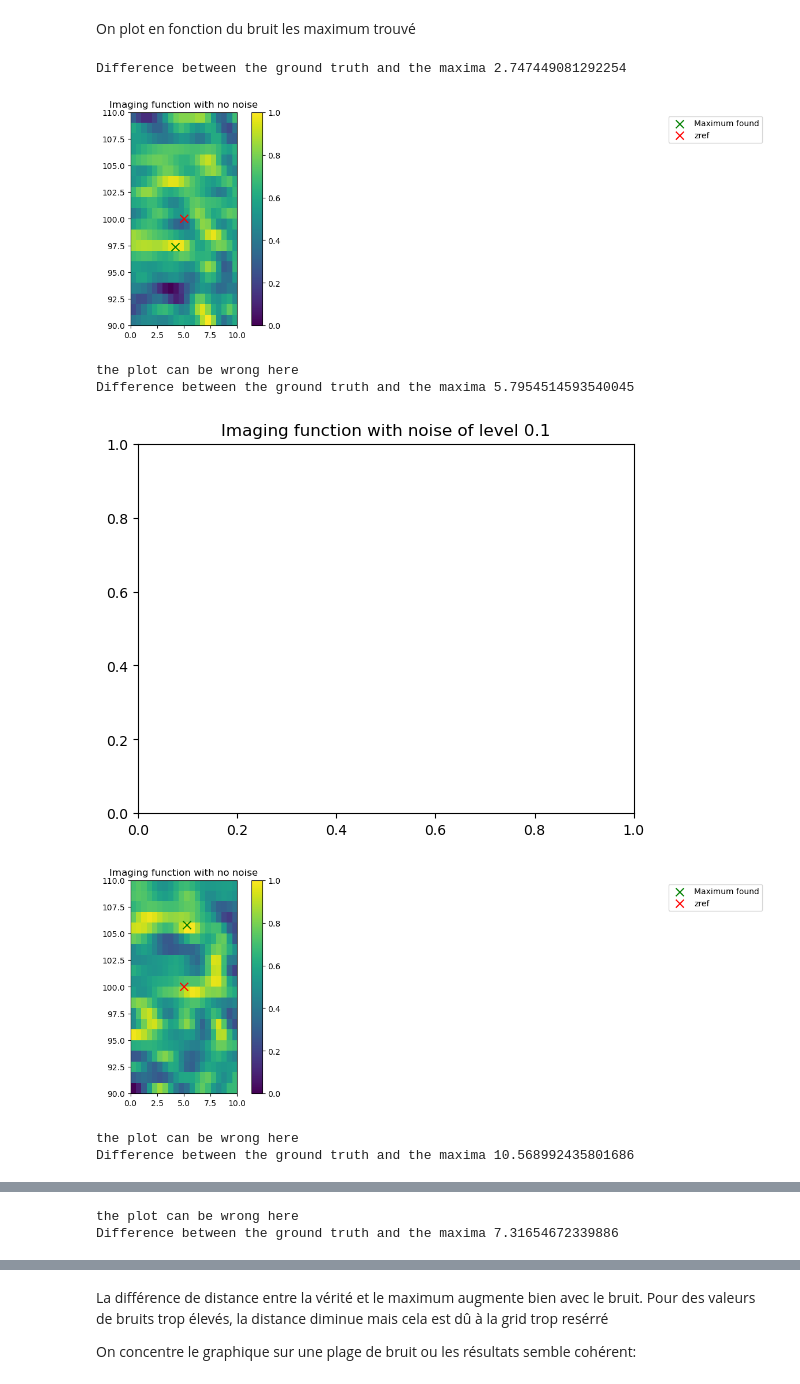
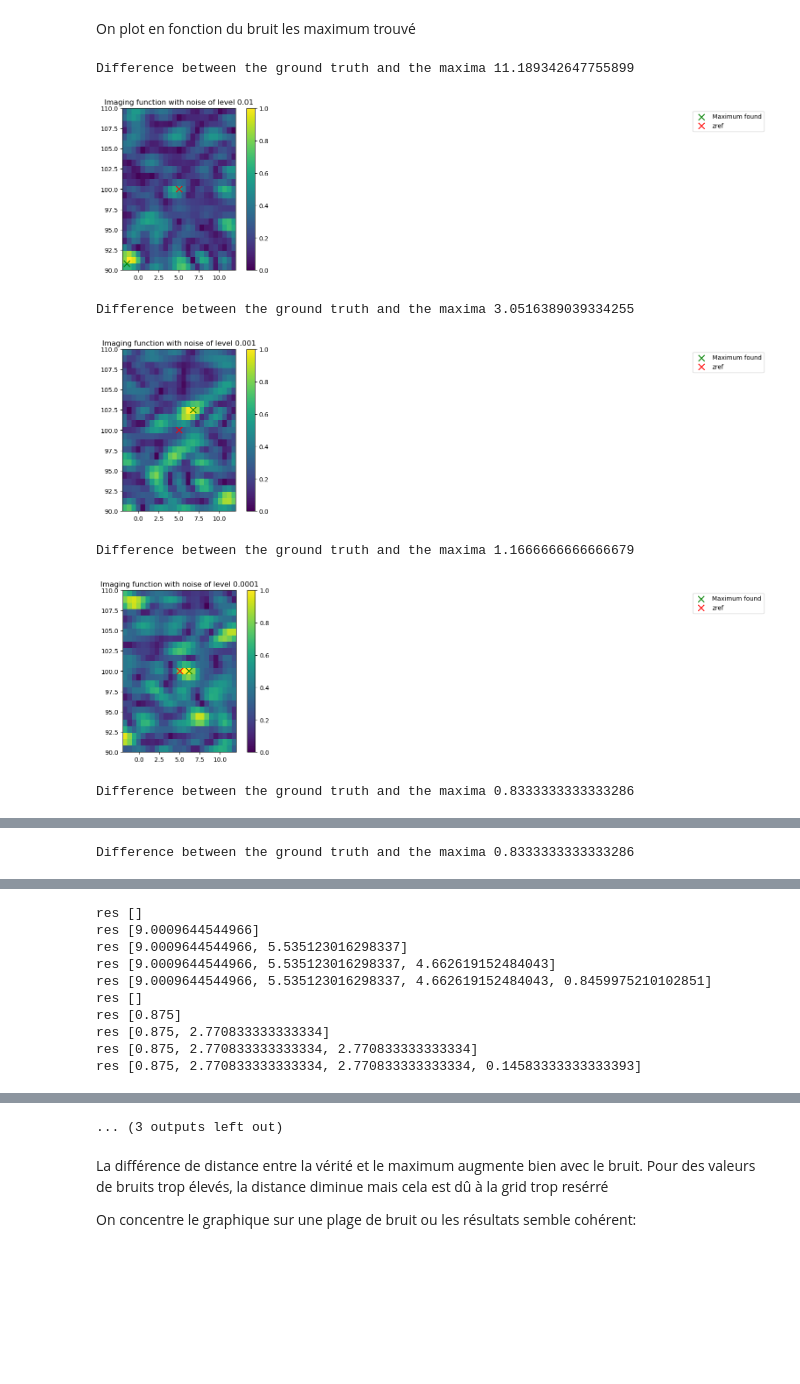
Before and after one commit to gardiens/Inverse_Problem, a Jupyter notebook: clean_versiontorun.ipynb, the cells around one changed output, grey strips where cells are left out. Saved outputs shown, nothing was run; the diff lists cells and outputs as text; code cells hidden in the pictures; blank space fills up the shorter version.

```diff
--- a/clean_versiontorun.ipynb
+++ b/clean_versiontorun.ipynb
@@ -309,10 +320,6 @@ def plot_noise(noise, max_I_coords, zref):
     # plot in log scale
     plt.plot(noise, res)
 
-    plt.plot(
-        noise,
-        res,
-    )
     plt.xlabel("Noise")
 
     plt.xscale("log")
@@ -320,6 +327,37 @@ def plot_noise(noise, max_I_coords, zref):
     plt.title("Difference between the ground truth and the maxima")
     plt.legend()
     return
+
+def plot_noise_xy(noise,max_I_coords,zref):
+    fig = plt.figure()
+    res = []
+    for elem in max_I_coords:
+        print("res", res)
+        res.append(np.linalg.norm(elem[0] - zref[0]))
+    # plot in log scale
+    plt.plot(noise, res)
+    plt.xlabel("Noise")
+
+    plt.xscale("log")
+    plt.ylabel("Difference between the ground truth and the maxima")
+    plt.title("Difference between the ground truth and the maxima along the x axis ")
+    plt.legend()
+    plt.show()
+
+    fig= plt.figure()
+    res = []
+    for elem in max_I_coords:
+        print("res", res)
+        res.append(np.linalg.norm(elem[1] - zref[1]))
+    # plot in log scale
+    plt.plot(noise, res)
+    plt.xlabel("Noise")
+    plt.xscale("log")
+    plt.ylabel("Difference between the ground truth and the maxima")
+    plt.title("Difference between the ground truth and the maxima along the y axis ")
+    plt.legend()
+    plt.show()
+    return
 # %%
 x = np.meshgrid(np.linspace(l_inf_x, l_sup_x, res), np.linspace(l_inf_y, l_sup_y, res))
 import matplotlib.pyplot as plt
@@ -327,7 +365,7 @@ import matplotlib.pyplot as plt
 noisel = [10**-k for k in range(1, 4)]
 
 
-def compute_noise_data(noisel, ntry=10):
+def compute_noise_data(noisel, ntry=4):
     max_I_coordsl = []
 
     for noise in noisel:
@@ -342,12 +380,12 @@ def compute_noise_data(noisel, ntry=10):
                 fband=fband,
                 noise=noise,
             )
-            I_grid = compute_grid(
+            I_grid,max_I_coords = compute_grid(
                 l_inf_x, l_sup_x, l_inf_y, l_sup_y, res, zref, I_fun=I_fun
             )
-            max_I_coords = compute_maxIcoords(I_grid, zref)
 
             max_I_coords_average.append(max_I_coords)
+
             if i == 1:
                 plot_result(
                     I_grid,
@@ -360,22 +398,23 @@ def compute_noise_data(noisel, ntry=10):
         # plot it case
         # average the max_I_coords
         max_I_coordsl.append(max_I_coords)
+
     plot_noise(noisel, max_I_coordsl, zref)
+    plot_noise_xy(noisel,max_I_coordsl,zref)
 # %% [markdown]
 On plot en fonction du bruit les maximum trouvé
 # %%
 x = np.meshgrid(np.linspace(l_inf_x, l_sup_x, res), np.linspace(l_inf_y, l_sup_y, res))
 import matplotlib.pyplot as plt
 
 max_I_coordsl = []
-noisel = [10**-k for k in range(1, 7)]
+noisel = [10**-k for k in range(2, 7)]
 compute_noise_data(noisel)
 # %% [output]
-Difference between the ground truth and the maxima 2.747449081292254
+Difference between the ground truth and the maxima 11.189342647755899
-[figure, old version]
+[figure, new version]
-the plot can be wrong here
-Difference between the ground truth and the maxima 5.7954514593540045
+Difference between the ground truth and the maxima 3.0516389039334255
-[figure, old version]
+[figure, new version]
+Difference between the ground truth and the maxima 1.1666666666666679
-[figure, old version]
+[figure, new version]
-the plot can be wrong here
-Difference between the ground truth and the maxima 10.568992435801686
+Difference between the ground truth and the maxima 0.8333333333333286
@@ -382,0 +422 @@ Difference between the ground truth and the maxima 10.568992435801686
+Difference between the ground truth and the maxima 0.8333333333333286
@@ -384,2 +424,10 @@ Difference between the ground truth and the maxima 10.568992435801686
-the plot can be wrong here
-Difference between the ground truth and the maxima 7.31654672339886
+res []
+res [9.0009644544966]
+res [9.0009644544966, 5.535123016298337]
+res [9.0009644544966, 5.535123016298337, 4.662619152484043]
+res [9.0009644544966, 5.535123016298337, 4.662619152484043, 0.8459975210102851]
+res []
+res [0.875]
+res [0.875, 2.770833333333334]
+res [0.875, 2.770833333333334, 2.770833333333334]
+res [0.875, 2.770833333333334, 2.770833333333334, 0.14583333333333393]
@@ -391,3 +435,4 @@ Difference between the ground truth and the maxima 0.5884389414473139
+... (3 outputs left out)
 # %% [markdown]
 La différence de distance entre la vérité et le maximum augmente bien avec le bruit. Pour des valeurs de bruits trop élevés, la distance diminue mais cela est dû à la grid trop resérré
 
```
Also changed, not shown: parts of 17 cells of this notebook, 1 other file.
